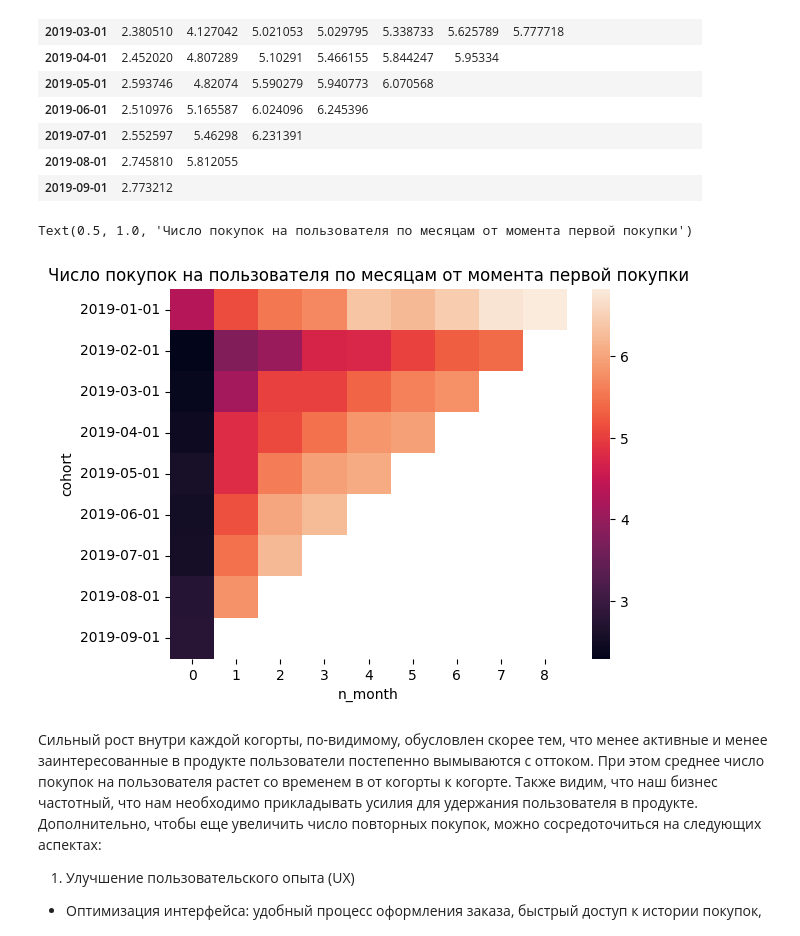
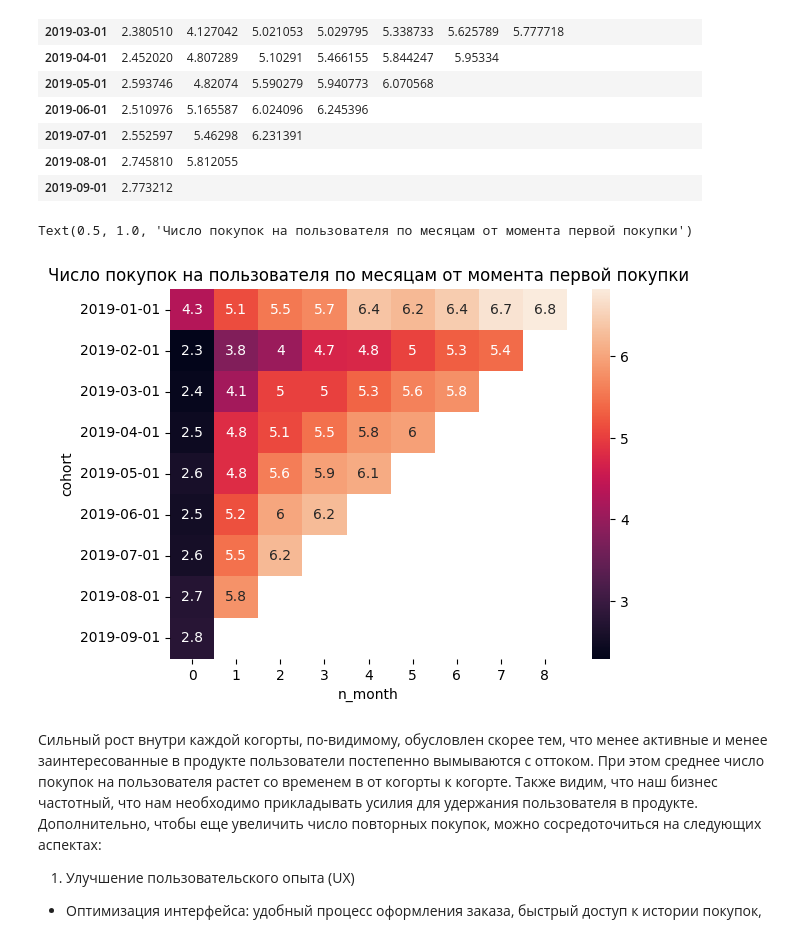
Before and after one commit to aleks-haksly/portfolio, a Jupyter notebook: Marketing analytics/UNIT/unit_economics.ipynb, the cells around one changed output. Drawn from its saved outputs; the diff is of its cells as text; code cells hidden in the pictures.

```diff
--- a/Marketing analytics/UNIT/unit_economics.ipynb
+++ b/Marketing analytics/UNIT/unit_economics.ipynb
@@ -281,10 +281,10 @@ orders_per_client.fillna("")
 | 2019-08-01 | 2.745810 | 5.812055 |  |  |  |  |  |  |  |
 | 2019-09-01 | 2.773212 |  |  |  |  |  |  |  |  |
 # %%
-sns.heatmap(orders_per_client).set_title("Число покупок на пользователя по месяцам от момента первой покупки")
+sns.heatmap(orders_per_client, annot=True).set_title("Число покупок на пользователя по месяцам от момента первой покупки")
 # %% [output]
 Text(0.5, 1.0, 'Число покупок на пользователя по месяцам от момента первой покупки')
-[figure, old version]
+[figure, new version]
 # %% [markdown]
  Сильный рост внутри каждой когорты, по-видимому, обусловлен скорее тем, что менее активные и менее заинтересованные в продукте пользователи постепенно вымываются с оттоком. При этом среднее число покупок на пользователя растет со временем в от когорты к когорте.  Также видим, что наш бизнес частотный, что нам необходимо прикладывать усилия для удержания пользователя в продукте. Дополнительно, чтобы еще увеличить число повторных покупок, можно сосредоточиться на следующих аспектах:
 
```
Also changed, not shown: parts of 8 cells of this notebook.
